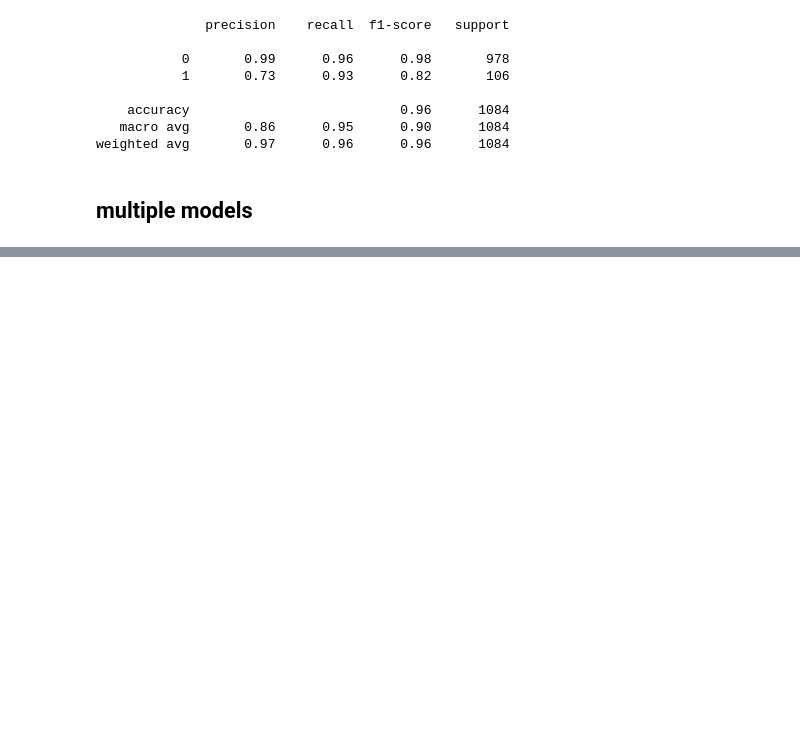
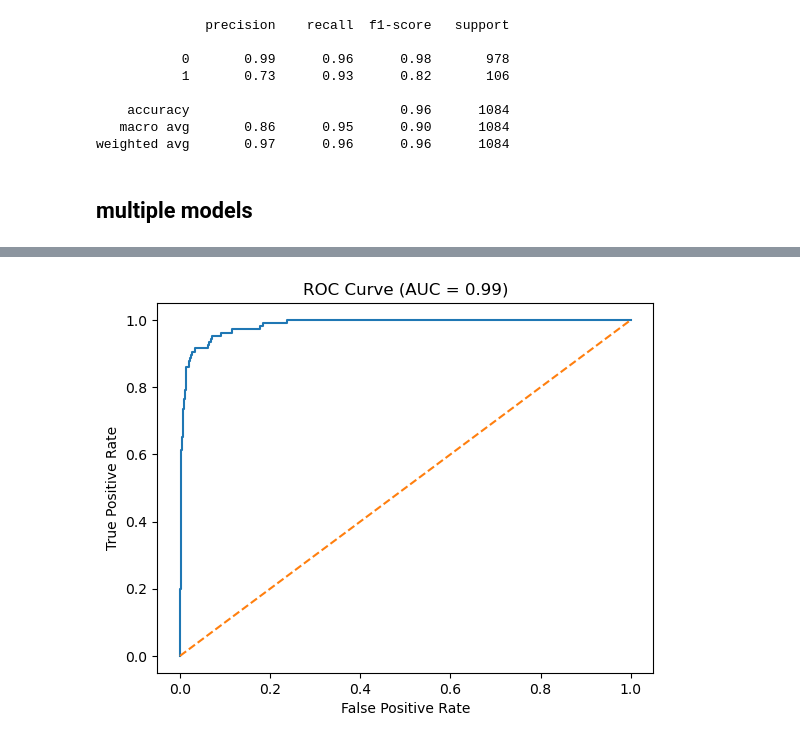
Before and after one commit to Avielstein/Data-Science, a Jupyter notebook: DealFlow/text_data_extract.ipynb, the cells around one changed output, grey strips where cells are left out. Cells and saved outputs as stored; diff of their text form; code cells hidden in the pictures; blank space fills up the shorter version.

```diff
--- a/DealFlow/text_data_extract.ipynb
+++ b/DealFlow/text_data_extract.ipynb
@@ -261,0 +336,21 @@ weighted avg       0.97      0.97      0.96      1084
+# %%
+from sklearn.metrics import roc_curve, auc
+import matplotlib.pyplot as plt
+
+# Assuming X_test_vect is your TF-IDF‐vectorized test set,
+# and clf is the corresponding trained classifier (e.g. the one
+# from your “third report”).
+y_score = clf.predict_proba(X_test_vect)[:, 1]
+
+fpr, tpr, thresholds = roc_curve(y_test, y_score)
+roc_auc = auc(fpr, tpr)
+
+plt.figure()
+plt.plot(fpr, tpr)            # ROC curve
+plt.plot([0, 1], [0, 1], '--')  # random-chance line
+plt.xlabel('False Positive Rate')
+plt.ylabel('True Positive Rate')
+plt.title(f'ROC Curve (AUC = {roc_auc:.2f})')
+plt.show()
+# %% [output]
+[figure, added]
```
Also changed, not shown: parts of 4 cells of this notebook.
